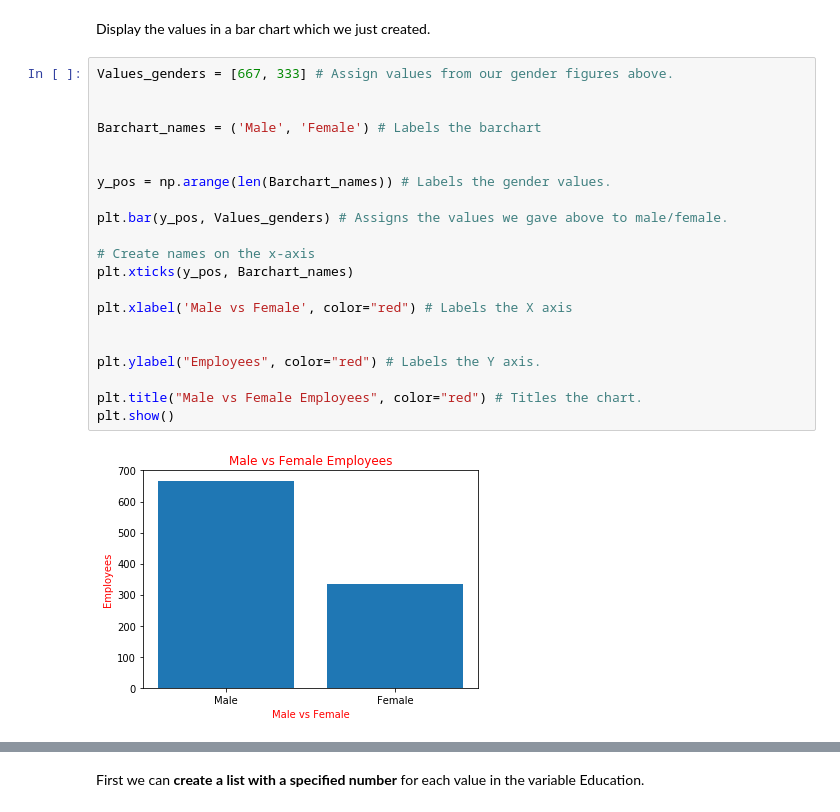
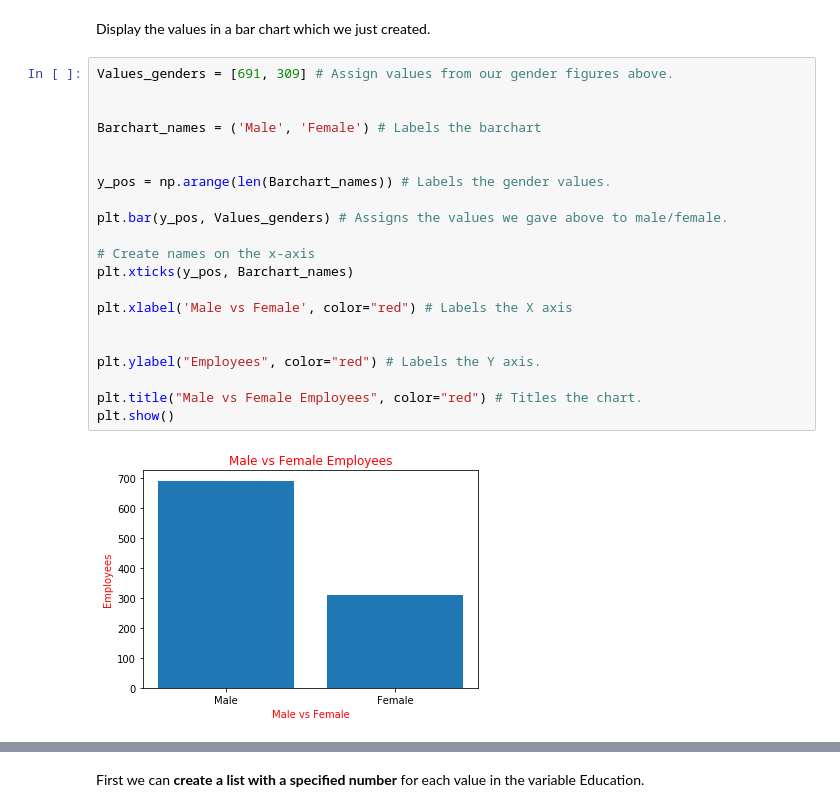
Before and after one commit to daithimarkham/Programming-for-Data-Analysis-Project-2019, a Jupyter notebook: Programming for Data Analysis Project 2019.ipynb, the cells around one changed output, grey strips where cells are left out. Cells and saved outputs as stored; diff of their text form.

```diff
--- a/Programming for Data Analysis Project 2019.ipynb
+++ b/Programming for Data Analysis Project 2019.ipynb
@@ -262,27 +263,27 @@ Total   653     347
 # %% [markdown]
 Display the values in a bar chart which we just created.
 # %%
-Values_genders = [667, 333] # Assign values from our gender figures above.
+Values_genders = [691, 309] # Assign values from our gender figures above.
 
 
 Barchart_names = ('Male', 'Female') # Labels the barchart
 
 
 y_pos = np.arange(len(Barchart_names)) # Labels the gender values.
 
 plt.bar(y_pos, Values_genders) # Assigns the values we gave above to male/female.
 
 # Create names on the x-axis
 plt.xticks(y_pos, Barchart_names)
 
 plt.xlabel('Male vs Female', color="red") # Labels the X axis
 
 
 plt.ylabel("Employees", color="red") # Labels the Y axis.
 
 plt.title("Male vs Female Employees", color="red") # Titles the chart.
 plt.show()
 # %% [output]
-[figure, old version]
+[figure, new version]
 # %%
 Gender = ["Male", "Female"]
```
Also changed, not shown: parts of 30 cells of this notebook.
